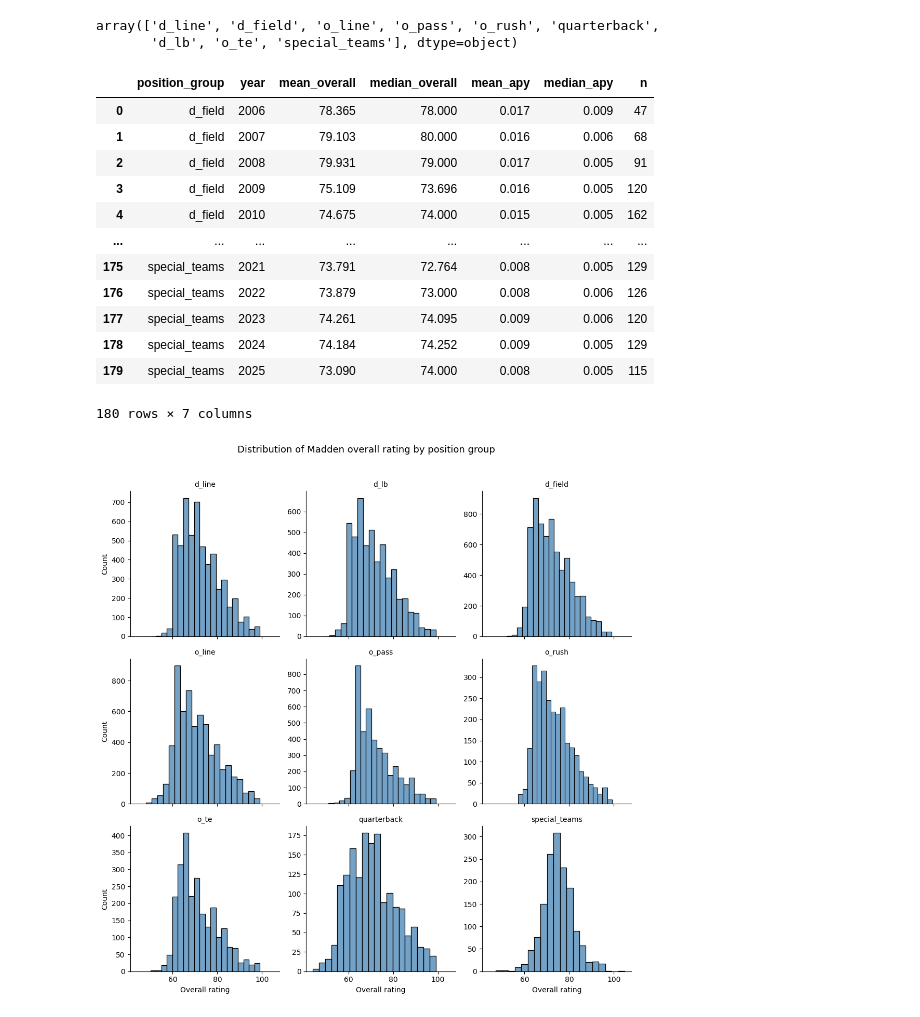
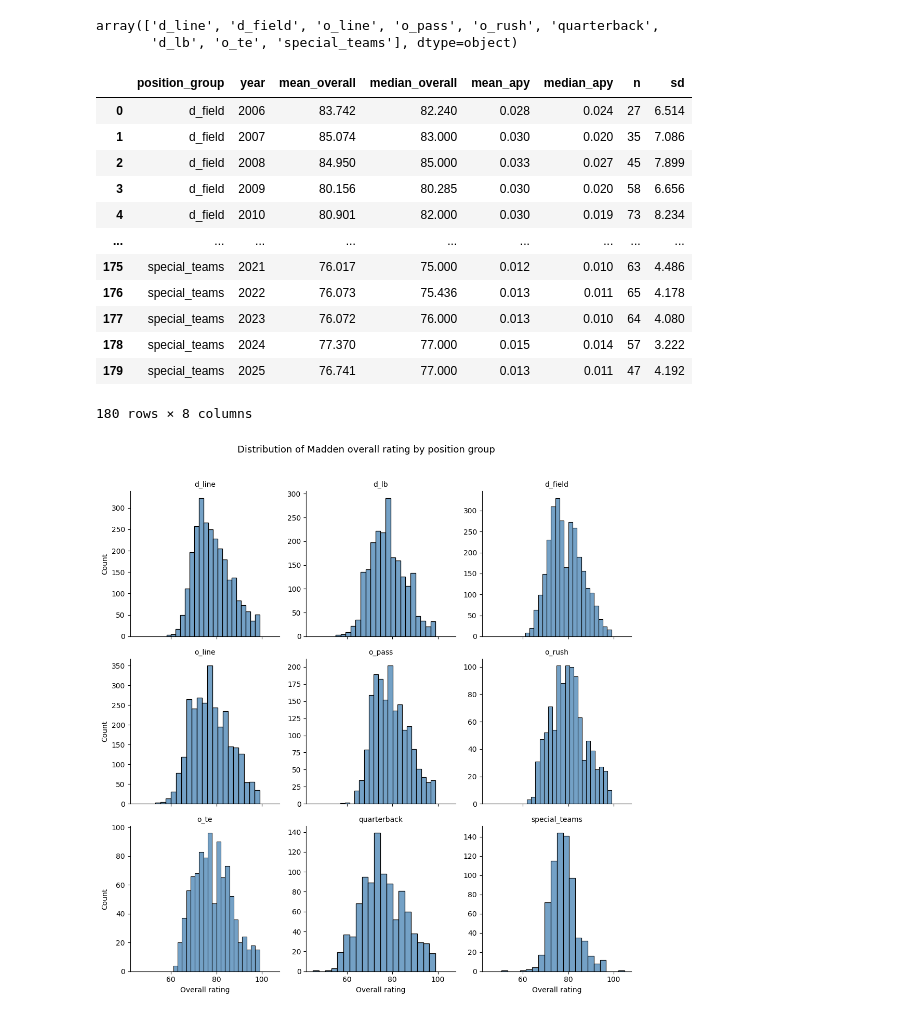
Before and after one commit to CharlieHubbard7/NFLResearch, a Jupyter notebook: (6_9_26)_NFL_Research.ipynb, the cells around one changed output. Drawn from its saved outputs; the diff is of its cells as text; code cells hidden in the pictures.

```diff
--- a/(6_9_26)_NFL_Research.ipynb
+++ b/(6_9_26)_NFL_Research.ipynb
@@ -267,35 +272,37 @@ array(['d_line', 'd_field', 'o_line', 'o_pass', 'o_rush', 'quarterback',
        'd_lb', 'o_te', 'special_teams'], dtype=object)
 # %%
 temp = df.query("year > 2005")
+temp = temp.query("apy_cap_pct > 0.005")
 
 position_summary = (
     temp.groupby(['position_group', 'year'])
     .agg(
         mean_overall  = ('overallrating',  'mean'),
         median_overall= ('overallrating',  'median'),
         mean_apy      = ('apy_cap_pct',    'mean'),
         median_apy    = ('apy_cap_pct',    'median'),
         n             = ('player_id',      'nunique'),
+        sd = ("overallrating", "std"),
     )
     .reset_index()
     .round(3)
 )
 
 display(position_summary)
 # %% [output]
-|  | position_group | year | mean_overall | median_overall | mean_apy | median_apy | n |
-| 0 | d_field | 2006 | 78.365 | 78.000 | 0.017 | 0.009 | 47 |
-| 1 | d_field | 2007 | 79.103 | 80.000 | 0.016 | 0.006 | 68 |
-| 2 | d_field | 2008 | 79.931 | 79.000 | 0.017 | 0.005 | 91 |
-| 3 | d_field | 2009 | 75.109 | 73.696 | 0.016 | 0.005 | 120 |
-| 4 | d_field | 2010 | 74.675 | 74.000 | 0.015 | 0.005 | 162 |
-| ... | ... | ... | ... | ... | ... | ... | ... |
-| 175 | special_teams | 2021 | 73.791 | 72.764 | 0.008 | 0.005 | 129 |
-| 176 | special_teams | 2022 | 73.879 | 73.000 | 0.008 | 0.006 | 126 |
-| 177 | special_teams | 2023 | 74.261 | 74.095 | 0.009 | 0.006 | 120 |
-| 178 | special_teams | 2024 | 74.184 | 74.252 | 0.009 | 0.005 | 129 |
-| 179 | special_teams | 2025 | 73.090 | 74.000 | 0.008 | 0.005 | 115 |
+|  | position_group | year | mean_overall | median_overall | mean_apy | median_apy | n | sd |
+| 0 | d_field | 2006 | 83.742 | 82.240 | 0.028 | 0.024 | 27 | 6.514 |
+| 1 | d_field | 2007 | 85.074 | 83.000 | 0.030 | 0.020 | 35 | 7.086 |
+| 2 | d_field | 2008 | 84.950 | 85.000 | 0.033 | 0.027 | 45 | 7.899 |
+| 3 | d_field | 2009 | 80.156 | 80.285 | 0.030 | 0.020 | 58 | 6.656 |
+| 4 | d_field | 2010 | 80.901 | 82.000 | 0.030 | 0.019 | 73 | 8.234 |
+| ... | ... | ... | ... | ... | ... | ... | ... | ... |
+| 175 | special_teams | 2021 | 76.017 | 75.000 | 0.012 | 0.010 | 63 | 4.486 |
+| 176 | special_teams | 2022 | 76.073 | 75.436 | 0.013 | 0.011 | 65 | 4.178 |
+| 177 | special_teams | 2023 | 76.072 | 76.000 | 0.013 | 0.010 | 64 | 4.080 |
+| 178 | special_teams | 2024 | 77.370 | 77.000 | 0.015 | 0.014 | 57 | 3.222 |
+| 179 | special_teams | 2025 | 76.741 | 77.000 | 0.013 | 0.011 | 47 | 4.192 |
-180 rows × 7 columns
+180 rows × 8 columns
 # %%
 g1 = sns.FacetGrid(
     temp.dropna(subset=['overallrating', 'position_group']),
@@ -312,7 +319,7 @@ g1.figure.suptitle('Distribution of Madden overall rating by position group', y=
 plt.tight_layout()
 plt.show()
 # %% [output]
-[figure, old version]
+[figure, new version]
 # %%
 # ── Graph 2: APY cap % distribution by position group ────────────────────────
 g2 = sns.FacetGrid(
```
Also changed, not shown: parts of 27 cells of this notebook.
